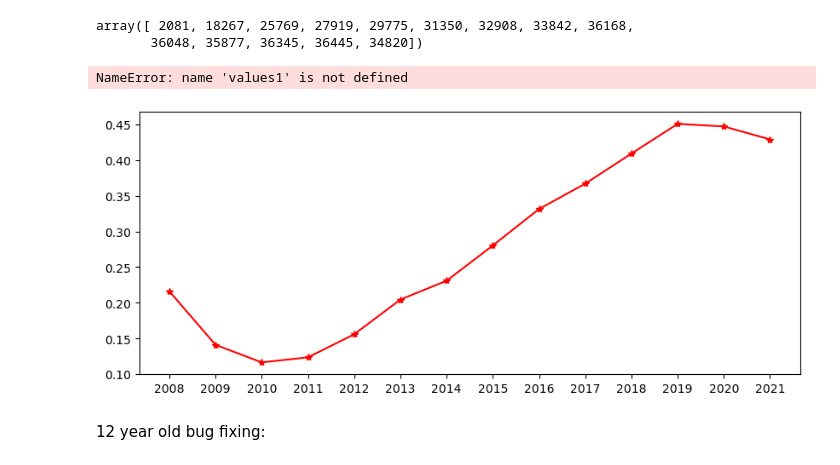
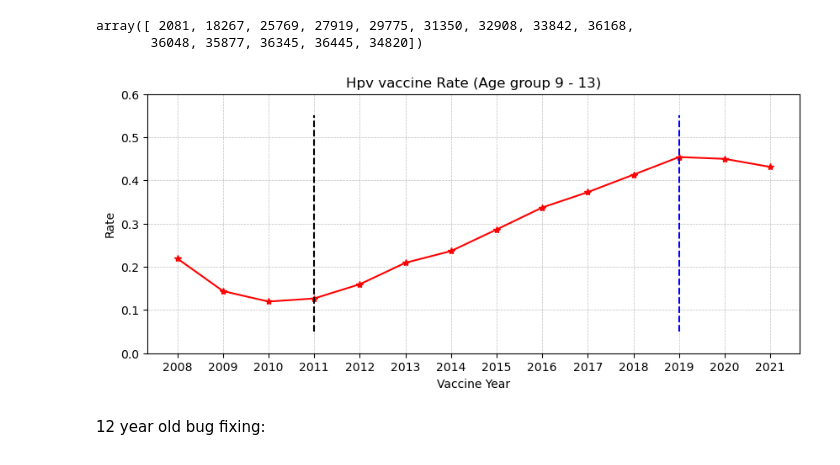
Before and after one commit to ZihanDing/EHR_project, a Jupyter notebook: HpvVaccine/AfterNov28meeting.ipynb, the cells around one changed output. Cells and saved outputs as stored; diff of their text form; code cells hidden in the pictures.

```diff
--- a/HpvVaccine/AfterNov28meeting.ipynb
+++ b/HpvVaccine/AfterNov28meeting.ipynb
@@ -309,28 +283,27 @@ array([ 2081, 18267, 25769, 27919, 29775, 31350, 32908, 33842, 36168,
 # %%
 plt.figure(figsize=(10, 4))
 
 plt.plot(years, hpv_Rate,'*-', color='red', label='rate')
-plt.plot(years, values1,'s-', color='blue', label='Age 11')
-plt.plot(years, values2,'o-', color='red', label='Age 12')
-plt.plot(years, values3,'^-', color='g', label='Age 13')
+# plt.plot(years, values1,'s-', color='blue', label='Age 11')
+# plt.plot(years, values2,'o-', color='red', label='Age 12')
+# plt.plot(years, values3,'^-', color='g', label='Age 13')
 
 plt.ylim([0,0.6])
 plt.xlabel('Vaccine Year')
 plt.ylabel('Rate')
 plt.title('Hpv vaccine Rate (Age group 9 - 13)')
 
 plt.vlines([3], 0.05, 0.55, linestyles='dashed', colors='black')
 plt.vlines([11], 0.05, 0.55, linestyles='dashed', colors='blue')
 
 plt.xticks(years)
 # plt.legend()
 #
 plt.grid(True,linestyle='--', color='gray', linewidth=0.5, alpha=0.5)
 
 plt.show()
 # %% [output]
-NameError: name 'values1' is not defined
-[figure, old version]
+[figure, new version]
 # %% [markdown]
 12 year old bug fixing:
 # %%
```
Also changed, not shown: parts of 24 cells of this notebook, 11 other files.
